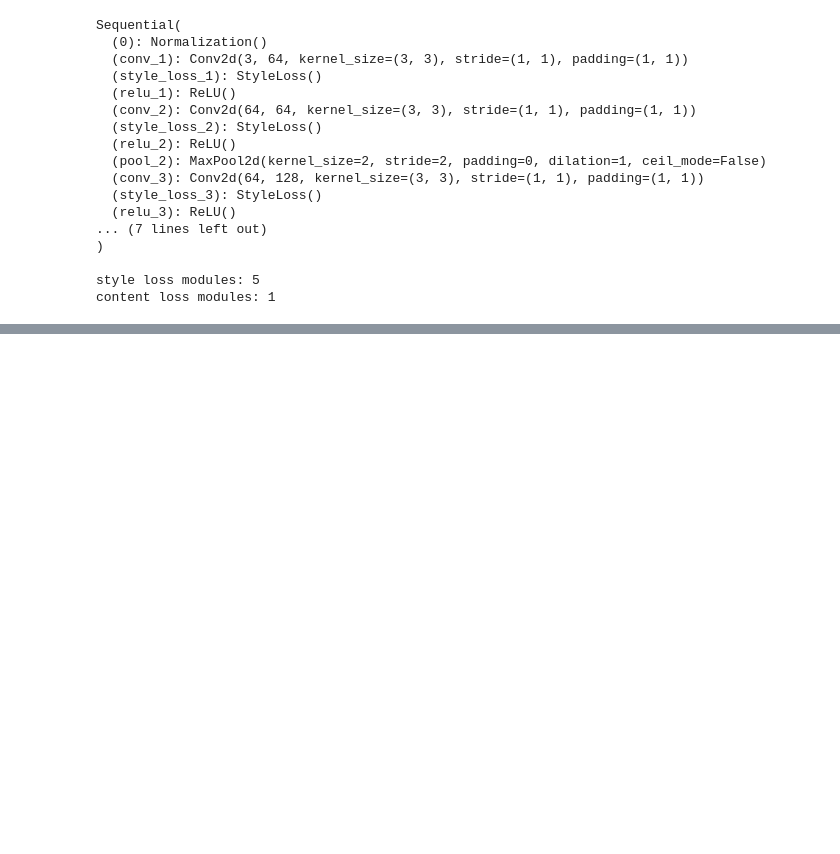
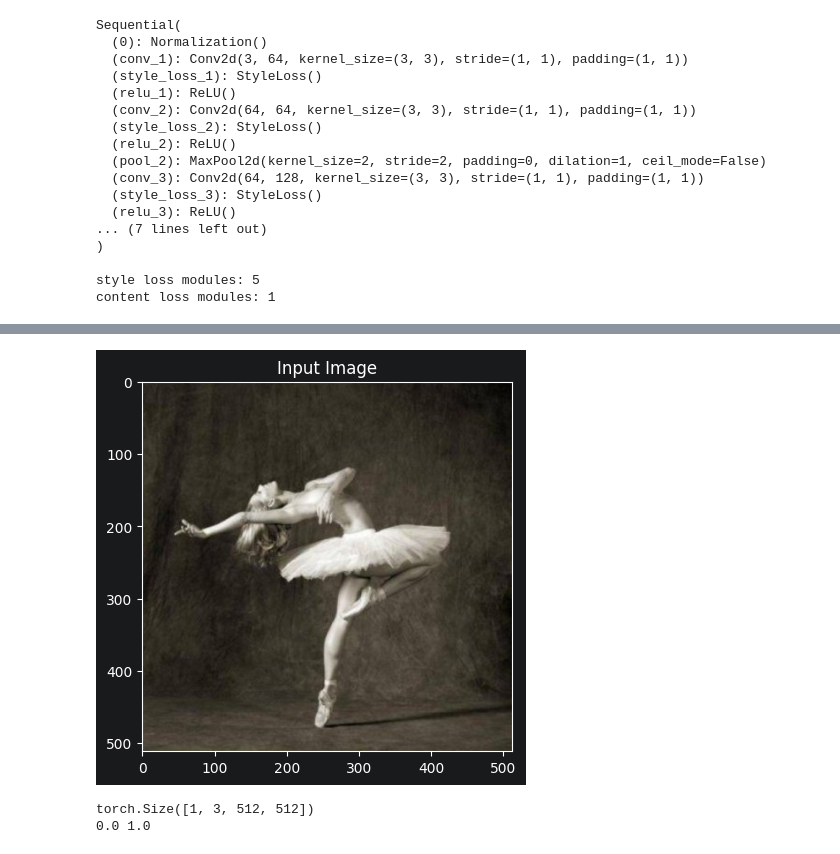
Before and after one commit to majorgilles/visual-genai-lab-curriculum, a Jupyter notebook: notebooks/03_neural_style.ipynb, the cells around one changed output, grey strips where cells are left out. Saved outputs shown, nothing was run; the diff lists cells and outputs as text; code cells hidden in the pictures; blank space fills up the shorter version.

```diff
--- a/notebooks/03_neural_style.ipynb
+++ b/notebooks/03_neural_style.ipynb
@@ -353,0 +385,12 @@ content loss modules: 1
+# %%
+input_img = content_img.clone()
+
+plt.figure()
+imshow(input_img, title="Input Image")
+
+print(input_img.shape)
+print(input_img.min().item(), input_img.max().item())
+# %% [output]
+[figure, added]
+torch.Size([1, 3, 512, 512])
+0.0 1.0
```
Also changed, not shown: parts of 7 cells of this notebook.
